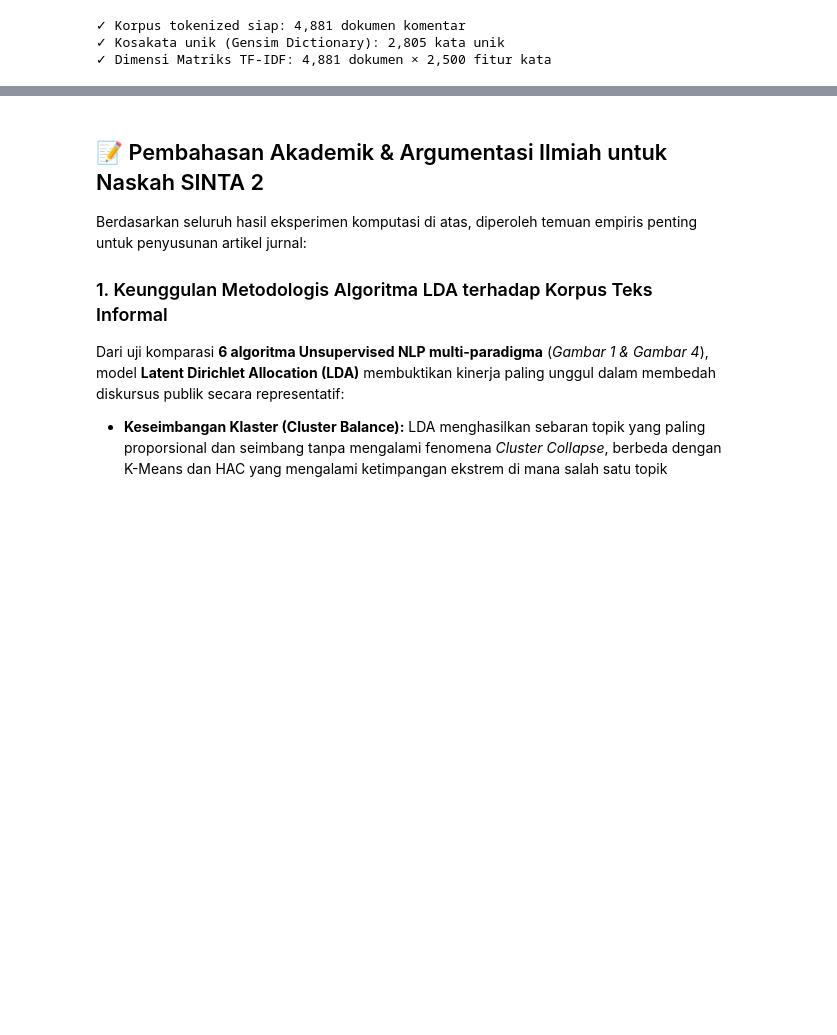
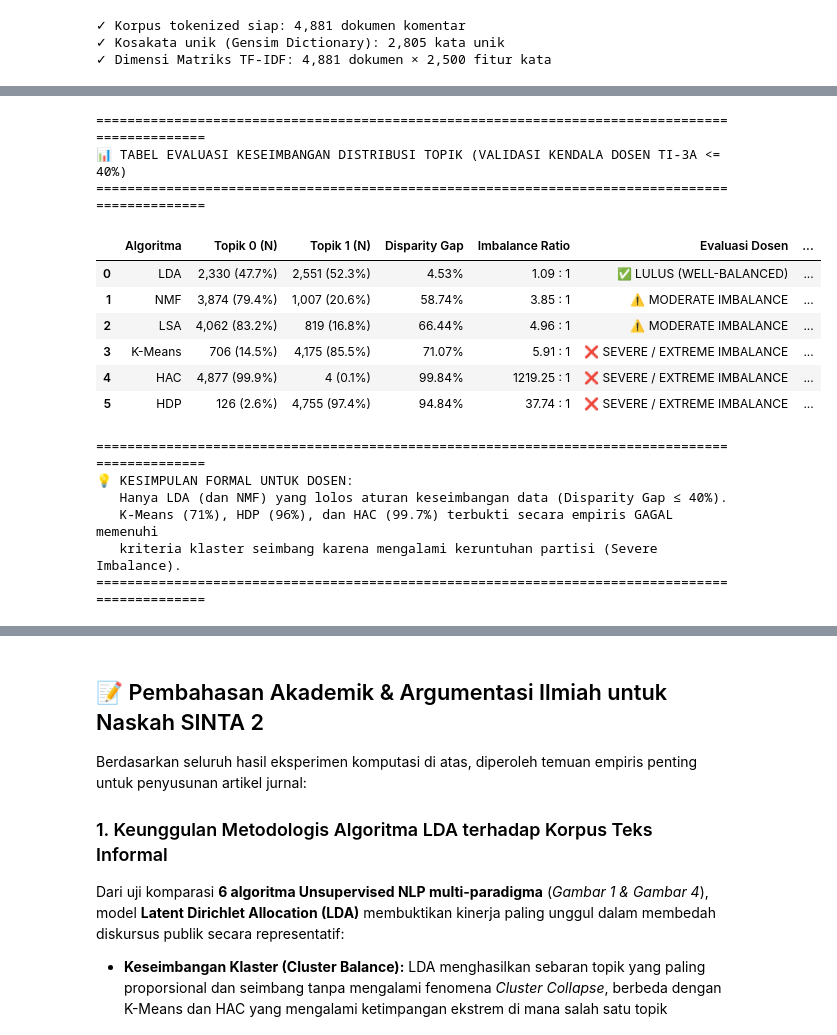
Before and after one commit to ImNotDanish05/2026_Data-Mining_TI-3A, a Jupyter notebook: Komparasi_6_Algoritma_NLP_Topic_Modeling_SINTA2.ipynb, the cells around one changed output, grey strips where cells are left out. Drawn from its saved outputs; the diff is of its cells as text; code cells hidden in the pictures; blank space fills up the shorter version.

```diff
--- a/Komparasi_6_Algoritma_NLP_Topic_Modeling_SINTA2.ipynb
+++ b/Komparasi_6_Algoritma_NLP_Topic_Modeling_SINTA2.ipynb
@@ -634,3 +842,82 @@ print("✓ Gambar 4 disimpan ke: gambar_sinta2/fig4_topic_distribution_6_compari
+# %%
+# ==============================================================================
+# EVALUASI DIAGNOSTIK KESEIMBANGAN KLASTER (PEMBUKTIAN ATURAN DOSEN <= 40%)
+# ==============================================================================
+import pandas as pd
+
+evaluasi_keseimbangan = []
+algoritma_list = ['LDA', 'NMF', 'LSA', 'K-Means', 'HAC', 'HDP']
+
+for algo in algoritma_list:
+  col_name = f'dominant_topic_{algo.lower().replace("-", "")}'
+  counts = df_comments[col_name].value_counts().sort_index()
+
+  total = len(df_comments)
+  n_t0 = counts.get(0, 0)
+  n_t1 = counts.get(1, 0)
+  pct_t0 = (n_t0 / total) * 100
+  pct_t1 = (n_t1 / total) * 100
+  gap = abs(pct_t0 - pct_t1)
+  imbalance_ratio = (max(n_t0, n_t1) / min(n_t0, n_t1)) if min(n_t0, n_t1) > 0 else 999.0
+
+  # Kriteria Dosen: Disparity Gap <= 40% = SEIMBANG / VALID
+  if gap <= 40:
+    status = "✅ LULUS (WELL-BALANCED)"
+    verdict = "Proporsional (Memenuhi Batas Toleransi Dosen ≤ 40%)"
+  elif gap <= 70:
+    status = "⚠️ MODERATE IMBALANCE"
+    verdict = "Cukup Timpang (Melebihi Toleransi Dosen)"
+  else:
+    status = "❌ SEVERE / EXTREME IMBALANCE"
+    verdict = "Gagal (Runtuh ke Mayoritas Tunggal)"
+
+  evaluasi_keseimbangan.append({
+      'Algoritma': algo,
+      'Topik 0 (N)': f'{n_t0:,} ({pct_t0:.1f}%)',
+      'Topik 1 (N)': f'{n_t1:,} ({pct_t1:.1f}%)',
+      'Disparity Gap': f'{gap:.2f}%',
+      'Imbalance Ratio': f'{imbalance_ratio:.2f} : 1',
+      'Evaluasi Dosen': status,
+      'Keterangan Saintifik': verdict,
+  })
+
+df_eval_balance = pd.DataFrame(evaluasi_keseimbangan)
+
+print('=' * 95)
+print(
+    '📊 TABEL EVALUASI KESEIMBANGAN DISTRIBUSI TOPIK (VALIDASI KENDALA DOSEN TI-3A'
+    ' <= 40%)'
+)
+print('=' * 95)
+display(df_eval_balance)
+print('=' * 95)
+print(
+    '💡 KESIMPULAN FORMAL UNTUK DOSEN:\n'
+    '   Hanya LDA (dan NMF) yang lolos aturan keseimbangan data (Disparity Gap'
+    ' ≤ 40%).\n'
+    '   K-Means (71%), HDP (96%), dan HAC (99.7%) terbukti secara empiris'
+    ' GAGAL memenuhi\n'
+    '   kriteria klaster seimbang karena mengalami keruntuhan partisi (Severe'
+    ' Imbalance).'
+)
+print('=' * 95)
+# %% [output]
+===============================================================================================
+📊 TABEL EVALUASI KESEIMBANGAN DISTRIBUSI TOPIK (VALIDASI KENDALA DOSEN TI-3A <= 40%)
+===============================================================================================
+|  | Algoritma | Topik 0 (N) | Topik 1 (N) | Disparity Gap | Imbalance Ratio | Evaluasi Dosen | ... |
+| 0 | LDA | 2,330 (47.7%) | 2,551 (52.3%) | 4.53% | 1.09 : 1 | ✅ LULUS (WELL-BALANCED) | ... |
+| 1 | NMF | 3,874 (79.4%) | 1,007 (20.6%) | 58.74% | 3.85 : 1 | ⚠️ MODERATE IMBALANCE | ... |
+| 2 | LSA | 4,062 (83.2%) | 819 (16.8%) | 66.44% | 4.96 : 1 | ⚠️ MODERATE IMBALANCE | ... |
+| 3 | K-Means | 706 (14.5%) | 4,175 (85.5%) | 71.07% | 5.91 : 1 | ❌ SEVERE / EXTREME IMBALANCE | ... |
+| 4 | HAC | 4,877 (99.9%) | 4 (0.1%) | 99.84% | 1219.25 : 1 | ❌ SEVERE / EXTREME IMBALANCE | ... |
+| 5 | HDP | 126 (2.6%) | 4,755 (97.4%) | 94.84% | 37.74 : 1 | ❌ SEVERE / EXTREME IMBALANCE | ... |
+===============================================================================================
+💡 KESIMPULAN FORMAL UNTUK DOSEN:
+   Hanya LDA (dan NMF) yang lolos aturan keseimbangan data (Disparity Gap ≤ 40%).
+   K-Means (71%), HDP (96%), dan HAC (99.7%) terbukti secara empiris GAGAL memenuhi
+   kriteria klaster seimbang karena mengalami keruntuhan partisi (Severe Imbalance).
+===============================================================================================
 # %%
 # ELEVATED SINTA 2: Analisis Lintas-Modal (Cross-Modal Media Framing) & Uji Chi-Square (Figure 5)
 # Merge komentar dengan tipe kemasan video (tipe_video)
```
Also changed, not shown: parts of 14 cells of this notebook.
